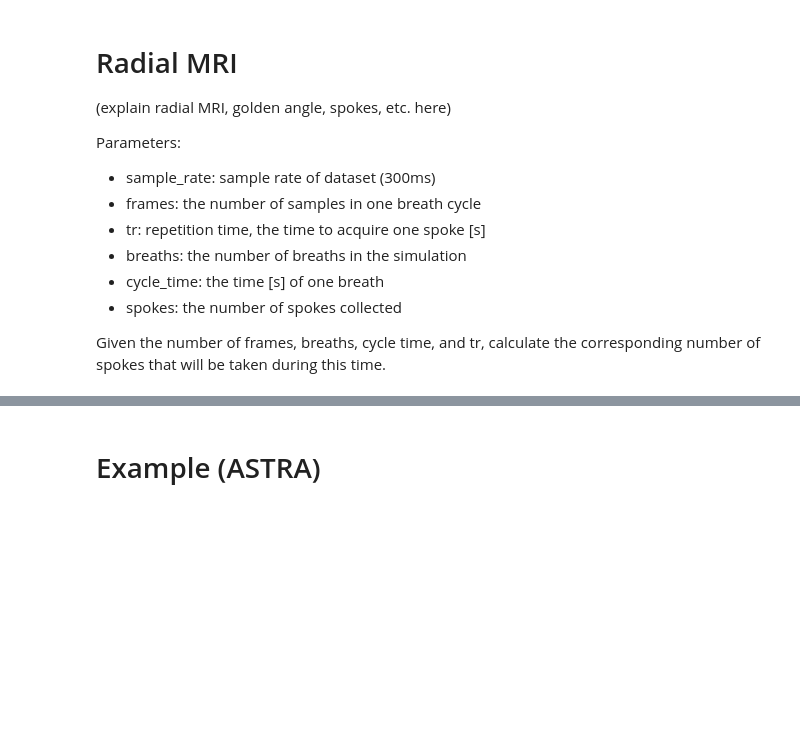
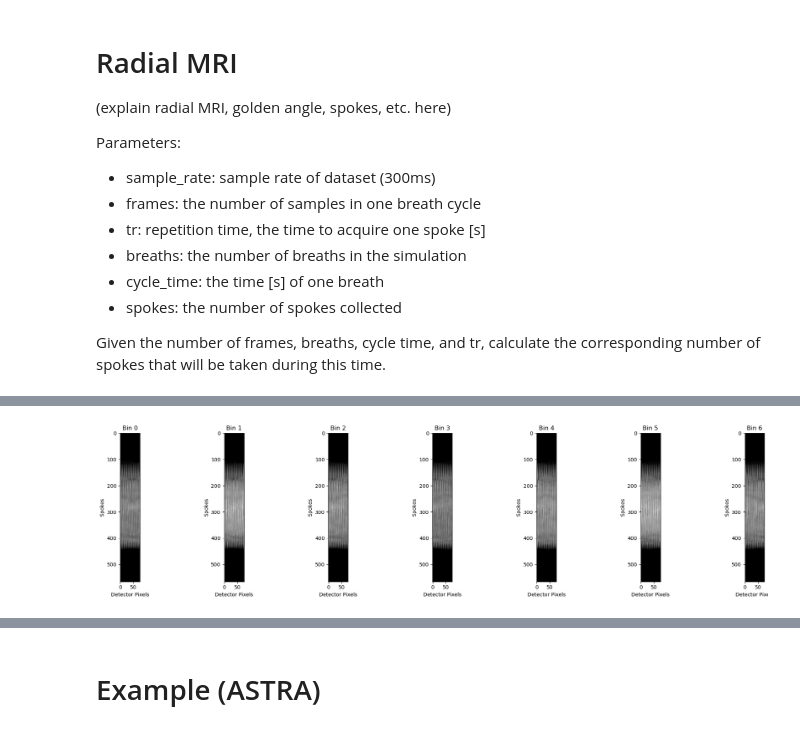
Before and after one commit to cmjw/MRI-Breathing-Artifacts, a Jupyter notebook: xcat_breathing_recon.ipynb, the cells around one changed output, grey strips where cells are left out. Cells and saved outputs as stored; diff of their text form; code cells hidden in the pictures; blank space fills up the shorter version.

```diff
--- a/xcat_breathing_recon.ipynb
+++ b/xcat_breathing_recon.ipynb
@@ -161,0 +215,15 @@ plt.show(plot)
+# %%
+fig, axes = plt.subplots(1, bins, figsize=(3*bins, 5));
+
+for b in range(bins):
+    ax = axes[b];
+
+    ax.imshow(binned_sinograms[b], cmap='grey');
+    ax.set_title(f"Bin {b}");
+    ax.set_xlabel("Detector Pixels");
+    ax.set_ylabel("Spokes");
+
+plt.tight_layout();
+plt.show();
+# %% [output]
+[figure, added]
```
Also changed, not shown: parts of 21 cells of this notebook.
